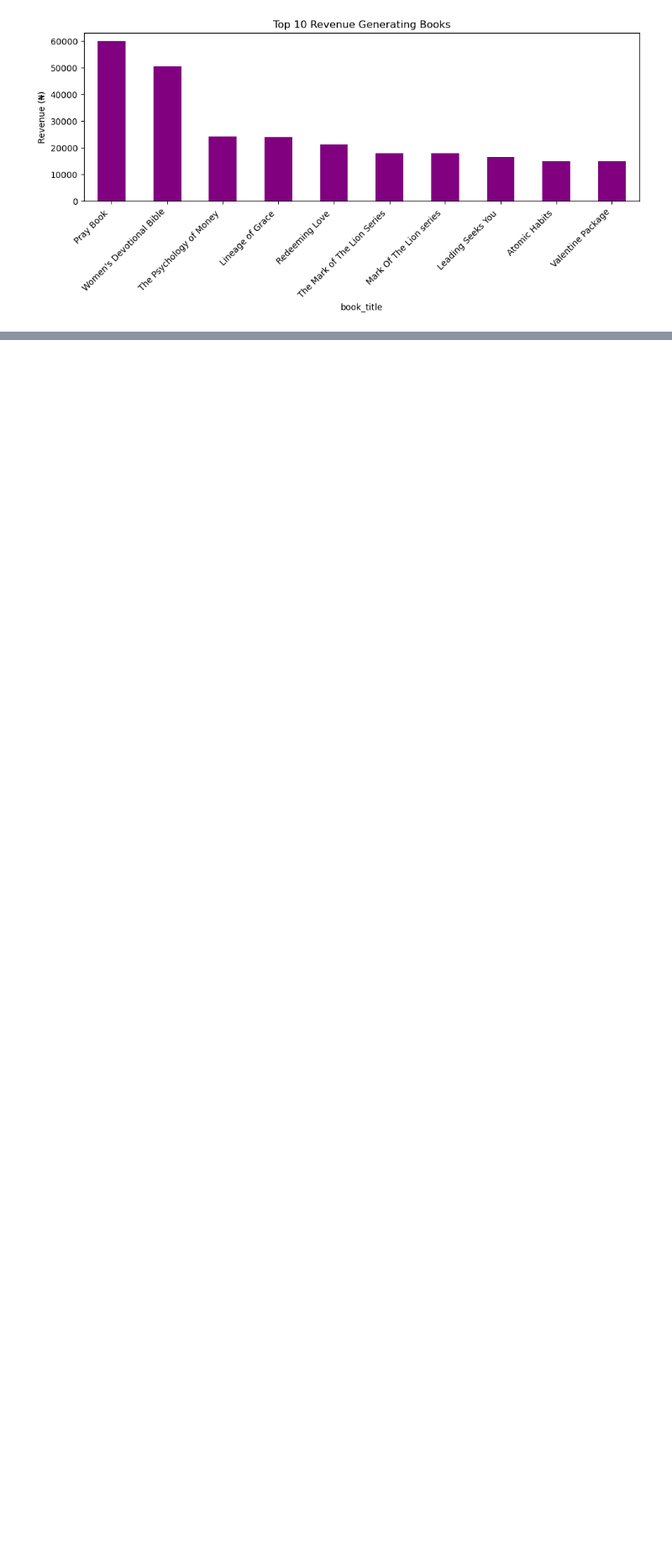
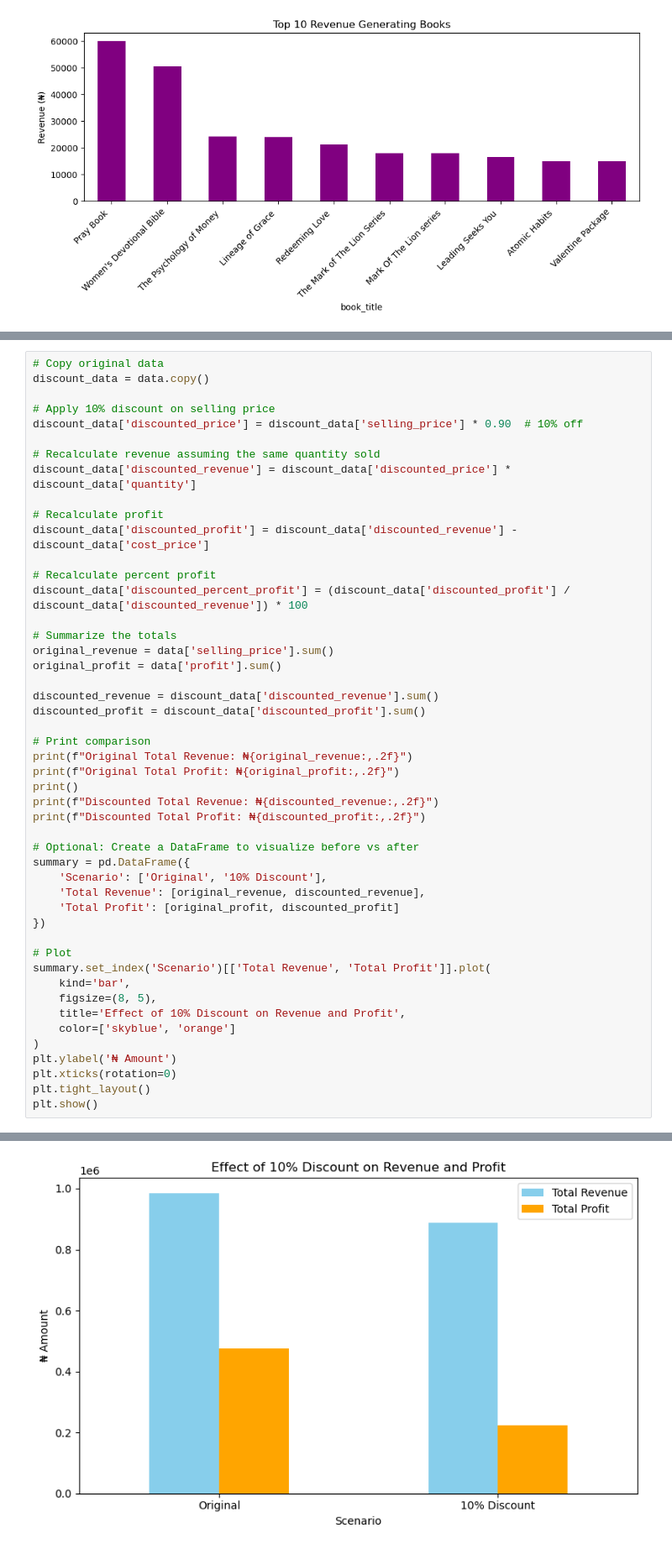
Before and after one commit to Marvel-create/Sales-record-for-commanding-liberty, a Jupyter notebook: Commanding liberty Books.ipynb, the cells around one changed output, grey strips where cells are left out. Shown at 84% size. Saved outputs shown, nothing was run; the diff lists cells and outputs as text; blank space fills up the shorter version.

```diff
--- a/Commanding liberty Books.ipynb
+++ b/Commanding liberty Books.ipynb
@@ -666,0 +925,49 @@ Top 10 Books by Revenue Generated
+# %%
+# Copy original data
+discount_data = data.copy()
+
+# Apply 10% discount on selling price
+discount_data['discounted_price'] = discount_data['selling_price'] * 0.90  # 10% off
+
+# Recalculate revenue assuming the same quantity sold
+discount_data['discounted_revenue'] = discount_data['discounted_price'] * discount_data['quantity']
+
+# Recalculate profit
+discount_data['discounted_profit'] = discount_data['discounted_revenue'] - discount_data['cost_price']
+
+# Recalculate percent profit
+discount_data['discounted_percent_profit'] = (discount_data['discounted_profit'] / discount_data['discounted_revenue']) * 100
+
+# Summarize the totals
+original_revenue = data['selling_price'].sum()
+original_profit = data['profit'].sum()
+
+discounted_revenue = discount_data['discounted_revenue'].sum()
+discounted_profit = discount_data['discounted_profit'].sum()
+
+# Print comparison
+print(f"Original Total Revenue: ₦{original_revenue:,.2f}")
+print(f"Original Total Profit: ₦{original_profit:,.2f}")
+print()
+print(f"Discounted Total Revenue: ₦{discounted_revenue:,.2f}")
+print(f"Discounted Total Profit: ₦{discounted_profit:,.2f}")
+
+# Optional: Create a DataFrame to visualize before vs after
+summary = pd.DataFrame({
+    'Scenario': ['Original', '10% Discount'],
+    'Total Revenue': [original_revenue, discounted_revenue],
+    'Total Profit': [original_profit, discounted_profit]
+})
+
+# Plot
+summary.set_index('Scenario')[['Total Revenue', 'Total Profit']].plot(
+    kind='bar',
+    figsize=(8, 5),
+    title='Effect of 10% Discount on Revenue and Profit',
+    color=['skyblue', 'orange']
+)
+plt.ylabel('₦ Amount')
+plt.xticks(rotation=0)
+plt.tight_layout()
+plt.show()
+# %% [output]
@@ -666,0 +979 @@ Top 10 Books by Revenue Generated
+[figure, added]
```
Also changed, not shown: parts of 22 cells of this notebook.
